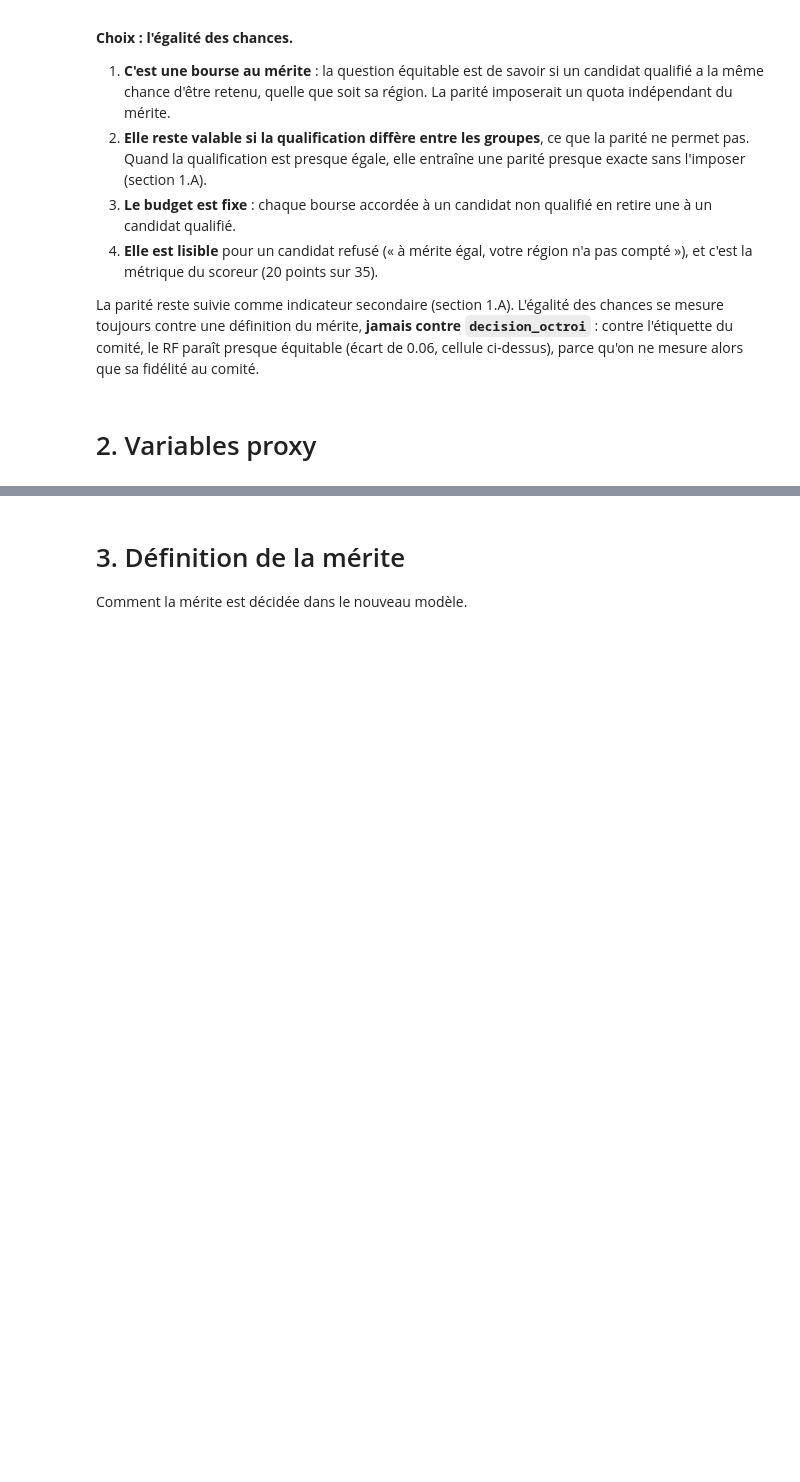
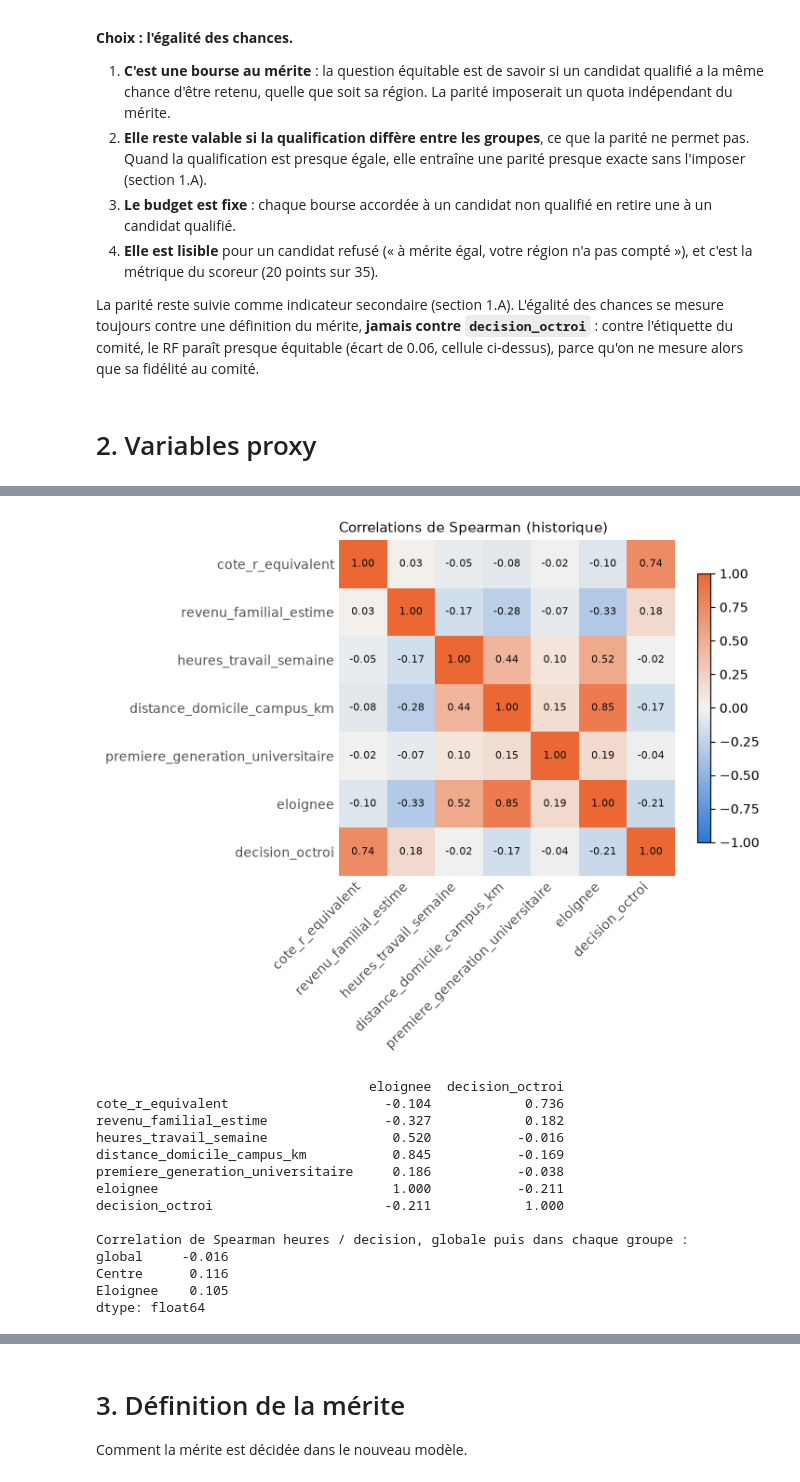
Before and after one commit to Thelazerlog/CodeMLEquiAlgo, a Jupyter notebook: audit_rapport.ipynb, the cells around one changed output, grey strips where cells are left out. Drawn from its saved outputs; the diff is of its cells as text; code cells hidden in the pictures; blank space fills up the shorter version.

```diff
--- a/audit_rapport.ipynb
+++ b/audit_rapport.ipynb
@@ -457,0 +537,27 @@ comité.
+# %%
+demandes['eloignee'] = (demandes['groupe'] == 'Eloignee').astype(int)
+colonnes_corr = NUMERIQUES + ['premiere_generation_universitaire', 'eloignee', 'decision_octroi']
+correlations = matrice_correlation(demandes, colonnes_corr)
+tracer_matrice(correlations, 'Correlations de Spearman (historique)')
+print(correlations[['eloignee', 'decision_octroi']].round(3))
+print()
+print('Correlation de Spearman heures / decision, globale puis dans chaque groupe :')
+print(pd.Series({'global': demandes['heures_travail_semaine'].corr(demandes['decision_octroi'], method='spearman'),
+                 **{g: s['heures_travail_semaine'].corr(s['decision_octroi'], method='spearman')
+                    for g, s in demandes.groupby('groupe')}}).round(3))
+# %% [output]
+[figure, added]
+                                   eloignee  decision_octroi
+cote_r_equivalent                    -0.104            0.736
+revenu_familial_estime               -0.327            0.182
+heures_travail_semaine                0.520           -0.016
+distance_domicile_campus_km           0.845           -0.169
+premiere_generation_universitaire     0.186           -0.038
+eloignee                              1.000           -0.211
+decision_octroi                      -0.211            1.000
+
+Correlation de Spearman heures / decision, globale puis dans chaque groupe :
+global     -0.016
+Centre      0.116
+Eloignee    0.105
+dtype: float64
```
Also changed, not shown: parts of 12 cells of this notebook.
